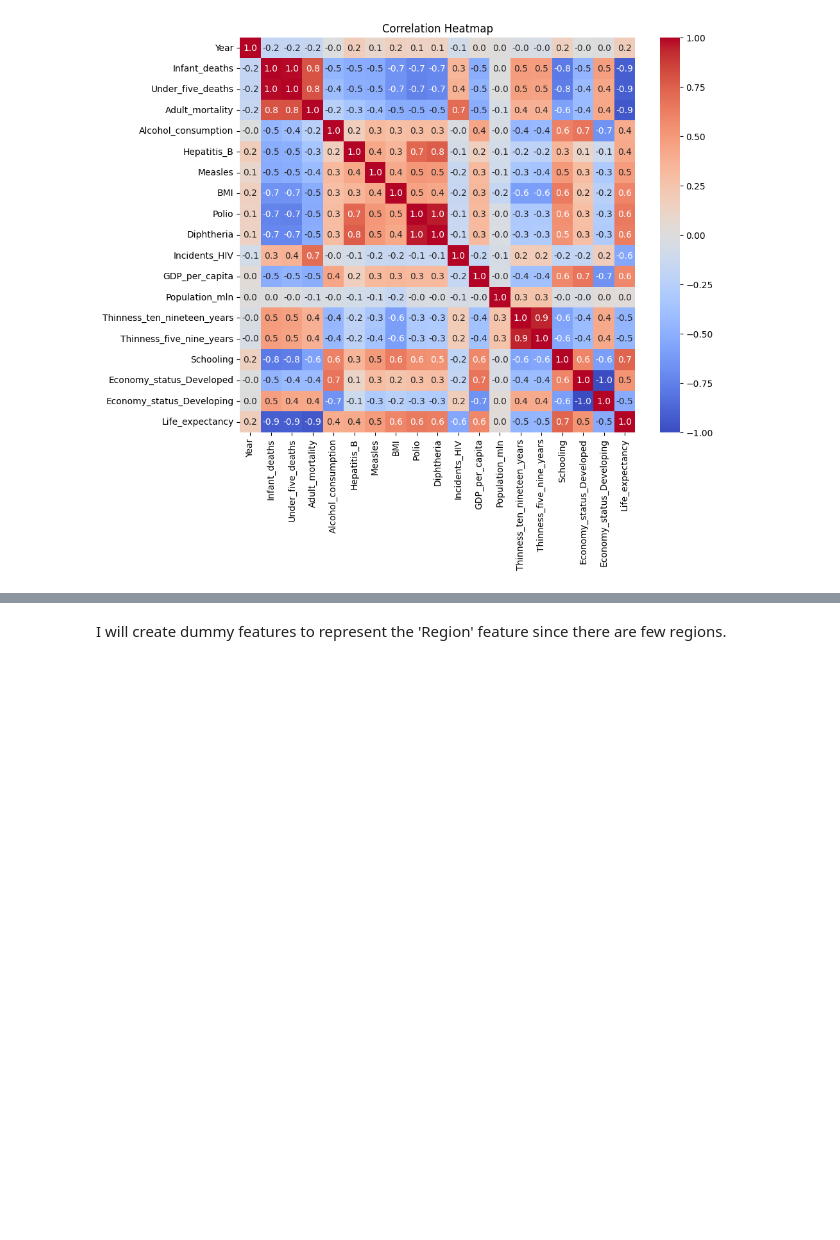
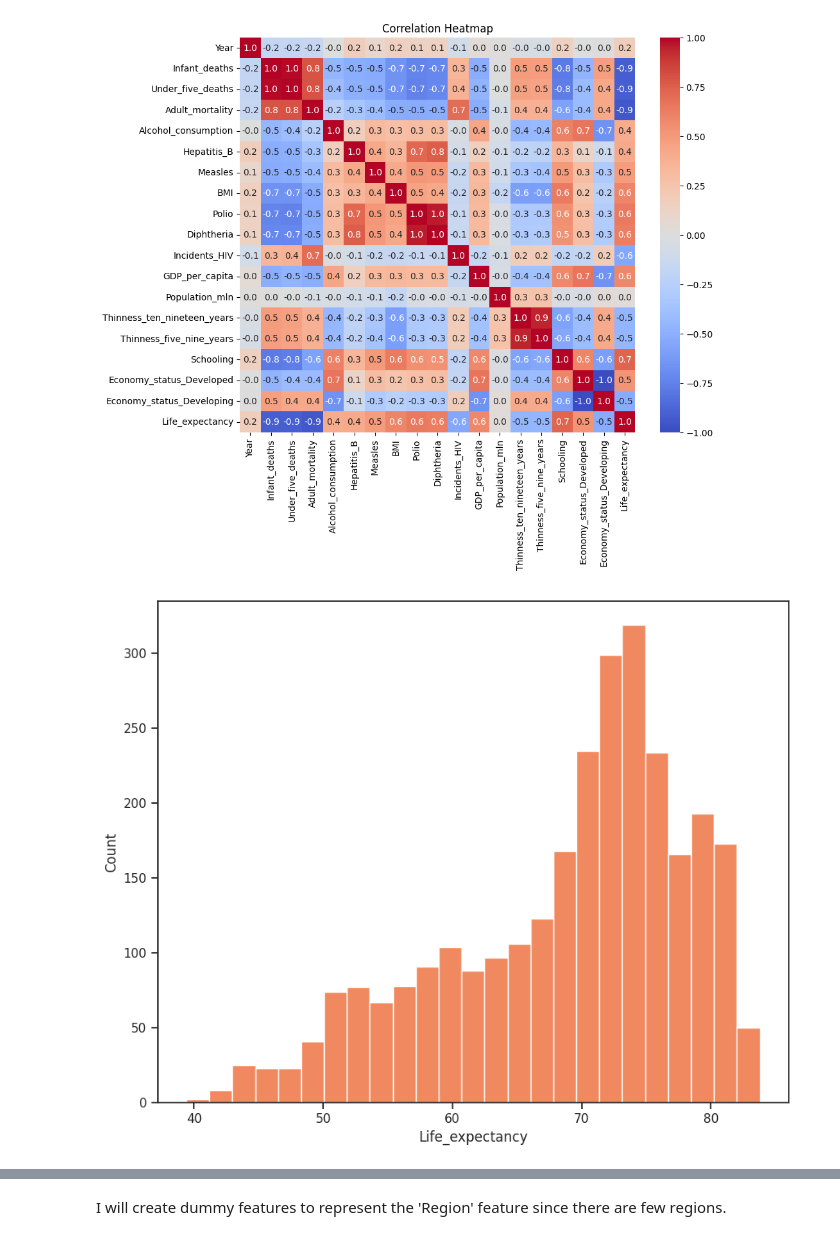
Before and after one commit to johnpospisil/who-life-expectancy-predictor, a Jupyter notebook: who-life-expectancy-prediction.ipynb, the cells around one changed output, grey strips where cells are left out. Drawn from its saved outputs; the diff is of its cells as text; code cells hidden in the pictures; blank space fills up the shorter version.

```diff
--- a/who-life-expectancy-prediction.ipynb
+++ b/who-life-expectancy-prediction.ipynb
@@ -71,3 +73,9 @@ plt.title("Correlation Heatmap")
 plt.show()
 # %% [output]
 [figure]
+# %%
+plt.figure(figsize=(10, 8), dpi=100)
+sns.set(style='ticks')
+sns.histplot(x='Life_expectancy', data=df, color='#eb612a');
+# %% [output]
+[figure, added]
```
Also changed, not shown: parts of 5 cells of this notebook.
